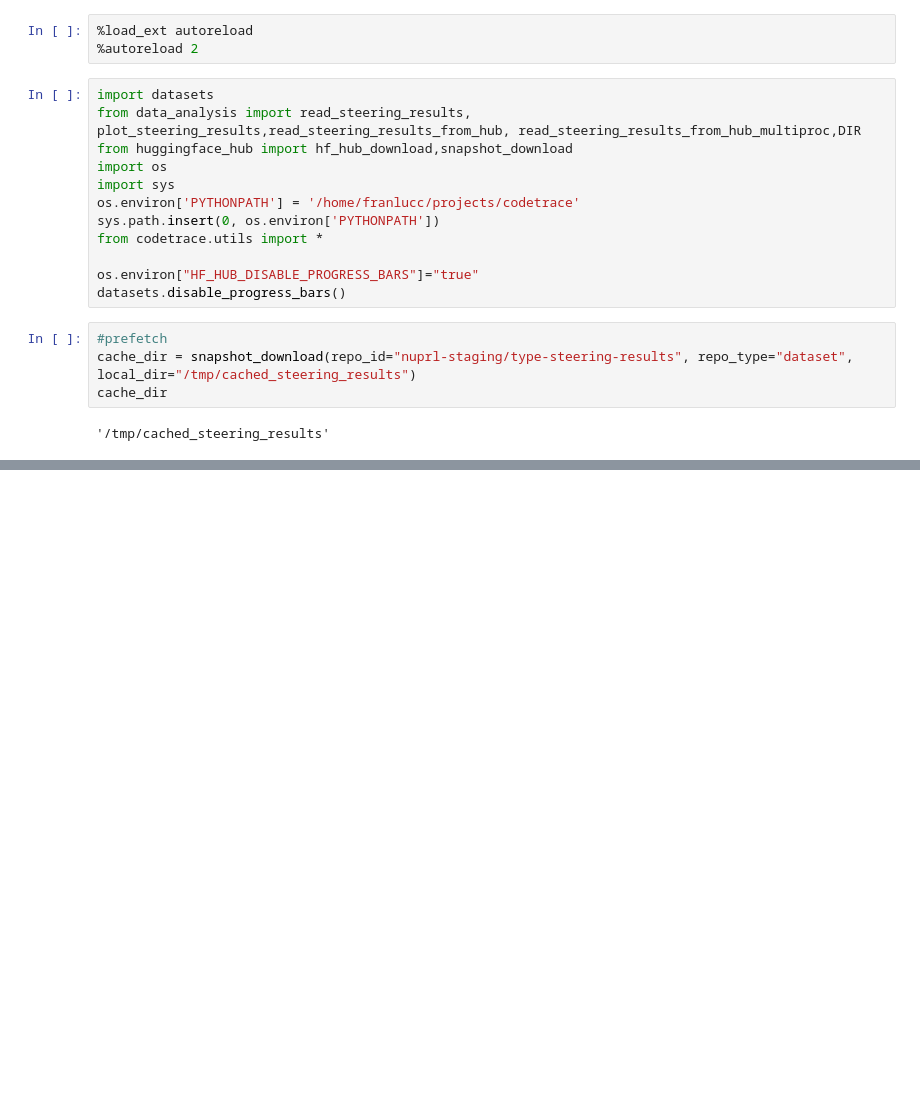
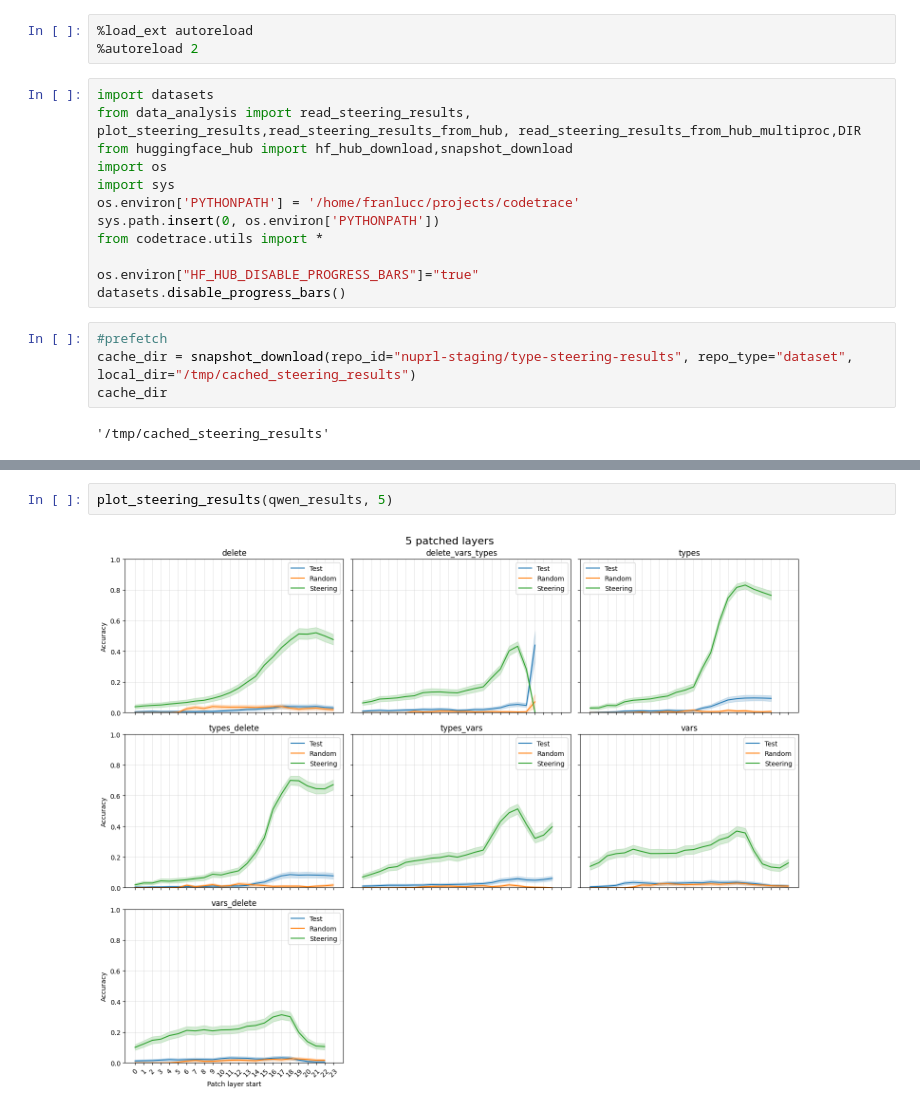
Before and after one commit to nuprl/codetrace, a Jupyter notebook: notebooks/steering_analysis.ipynb, the cells around one changed output, grey strips where cells are left out. Drawn from its saved outputs; the diff is of its cells as text; blank space fills up the shorter version.

Commit message:
fix steering analysis

```diff
--- a/notebooks/steering_analysis.ipynb
+++ b/notebooks/steering_analysis.ipynb
@@ -26,0 +65,4 @@ ValueError: The truth value of a DataFrame is ambiguous. Use a.empty, a.bool(),
+# %%
+plot_steering_results(qwen_results, 5)
+# %% [output]
+[figure, added]
```
Also changed, not shown: parts of 2 cells of this notebook, 1 other file.
